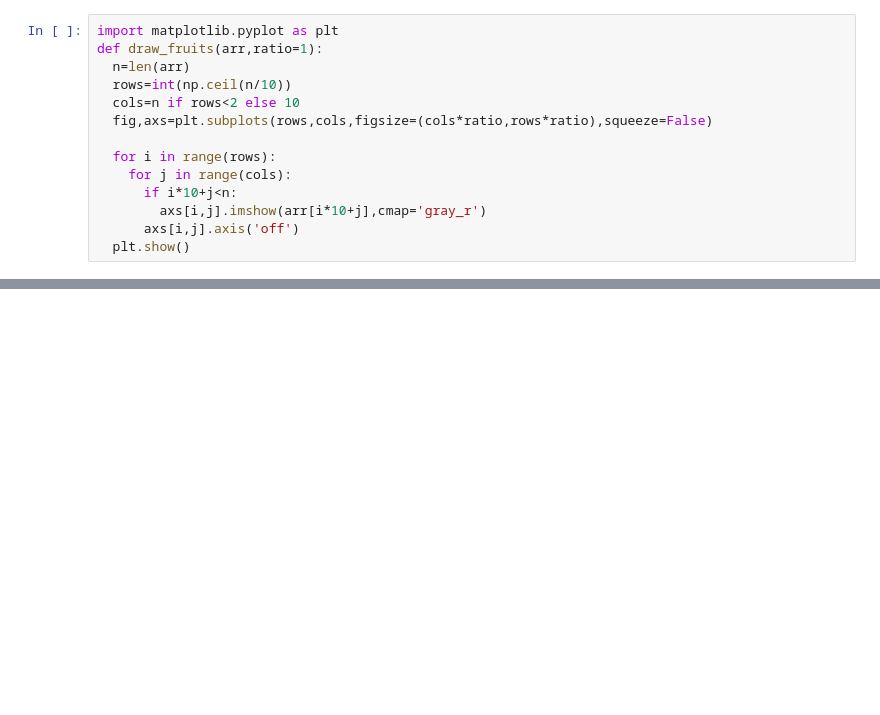
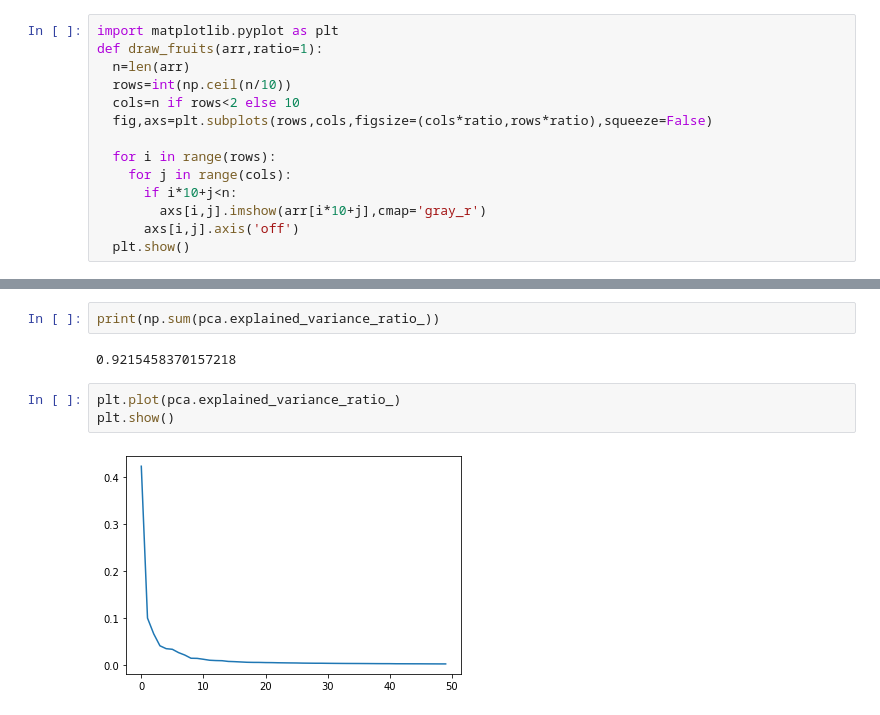
Before and after one commit to jiin124/MachineLearning, a Jupyter notebook: 주성분분석.ipynb, the cells around one changed output, grey strips where cells are left out. Saved outputs shown, nothing was run; the diff lists cells and outputs as text; blank space fills up the shorter version.

```diff
--- a/주성분분석.ipynb
+++ b/주성분분석.ipynb
@@ -60,0 +101,9 @@ draw_fruits(pca.components_.reshape(-1,100,100))
+# %%
+print(np.sum(pca.explained_variance_ratio_))
+# %% [output]
+0.9215458370157218
+# %%
+plt.plot(pca.explained_variance_ratio_)
+plt.show()
+# %% [output]
+[figure, added]
```
Also changed, not shown: parts of 17 cells of this notebook.
